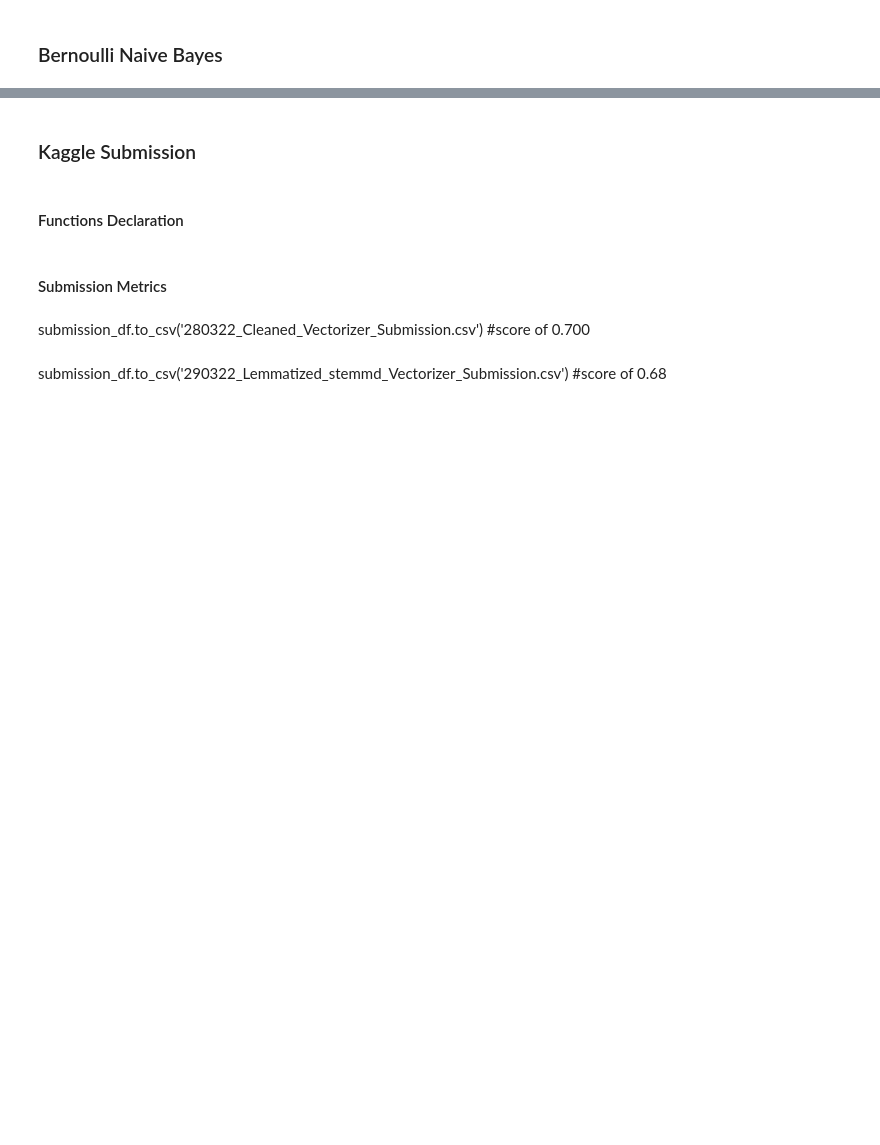
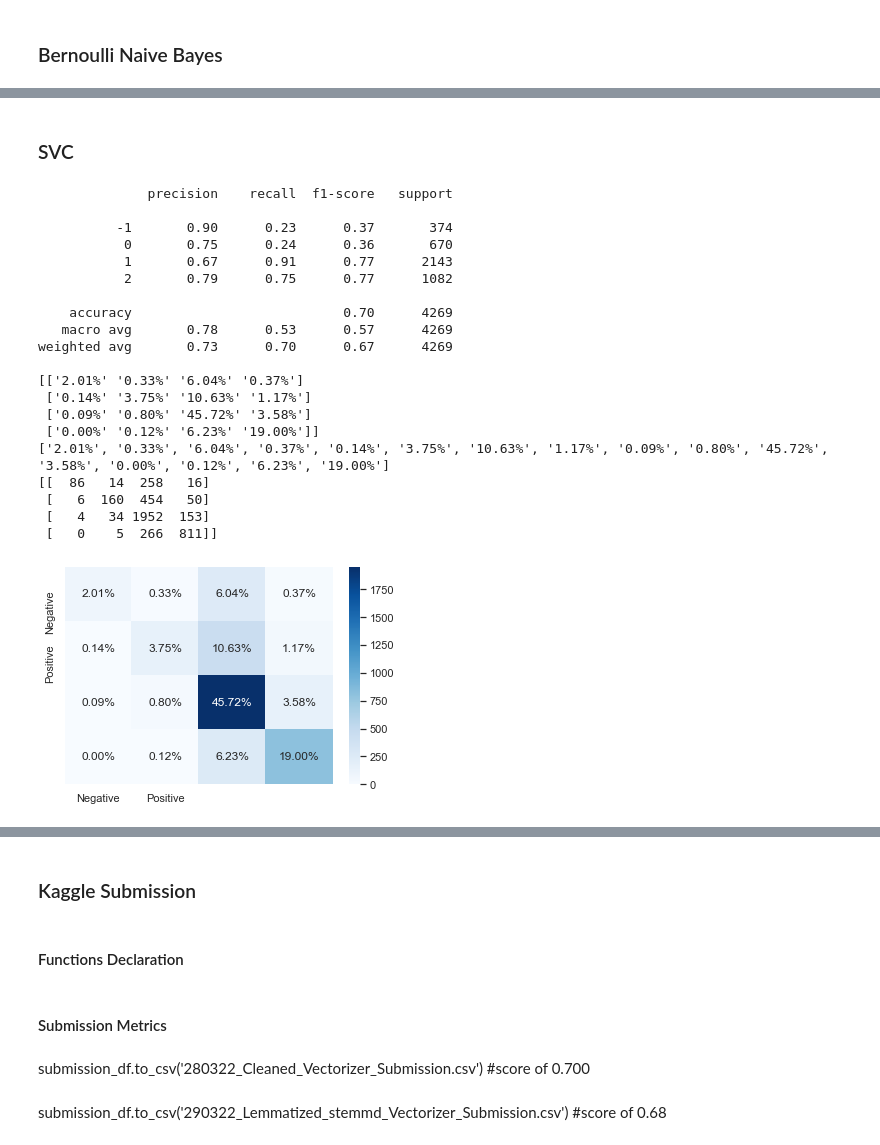
Before and after one commit to JessWN/2110ACDS_T13, a Jupyter notebook: 2110ACDS_T13.ipynb, the cells around one changed output, grey strips where cells are left out. Cells and saved outputs as stored; diff of their text form; code cells hidden in the pictures; blank space fills up the shorter version.

```diff
--- a/2110ACDS_T13.ipynb
+++ b/2110ACDS_T13.ipynb
@@ -1230,0 +1233,28 @@ weighted avg       0.65      0.65      0.63      4269
+# %% [markdown]
+### SVC
+# %%
+#A00
+svc = SVC(kernel='rbf')
+fit_eval_model(svc, tfidf_train, tfidf_test)
+# %% [output]
+              precision    recall  f1-score   support
+
+          -1       0.90      0.23      0.37       374
+           0       0.75      0.24      0.36       670
+           1       0.67      0.91      0.77      2143
+           2       0.79      0.75      0.77      1082
+
+    accuracy                           0.70      4269
+   macro avg       0.78      0.53      0.57      4269
+weighted avg       0.73      0.70      0.67      4269
+
+[['2.01%' '0.33%' '6.04%' '0.37%']
+ ['0.14%' '3.75%' '10.63%' '1.17%']
+ ['0.09%' '0.80%' '45.72%' '3.58%']
+ ['0.00%' '0.12%' '6.23%' '19.00%']]
+['2.01%', '0.33%', '6.04%', '0.37%', '0.14%', '3.75%', '10.63%', '1.17%', '0.09%', '0.80%', '45.72%', '3.58%', '0.00%', '0.12%', '6.23%', '19.00%']
+[[  86   14  258   16]
+ [   6  160  454   50]
+ [   4   34 1952  153]
+ [   0    5  266  811]]
+[figure, added]
```
Also changed, not shown: parts of 201 cells of this notebook.
